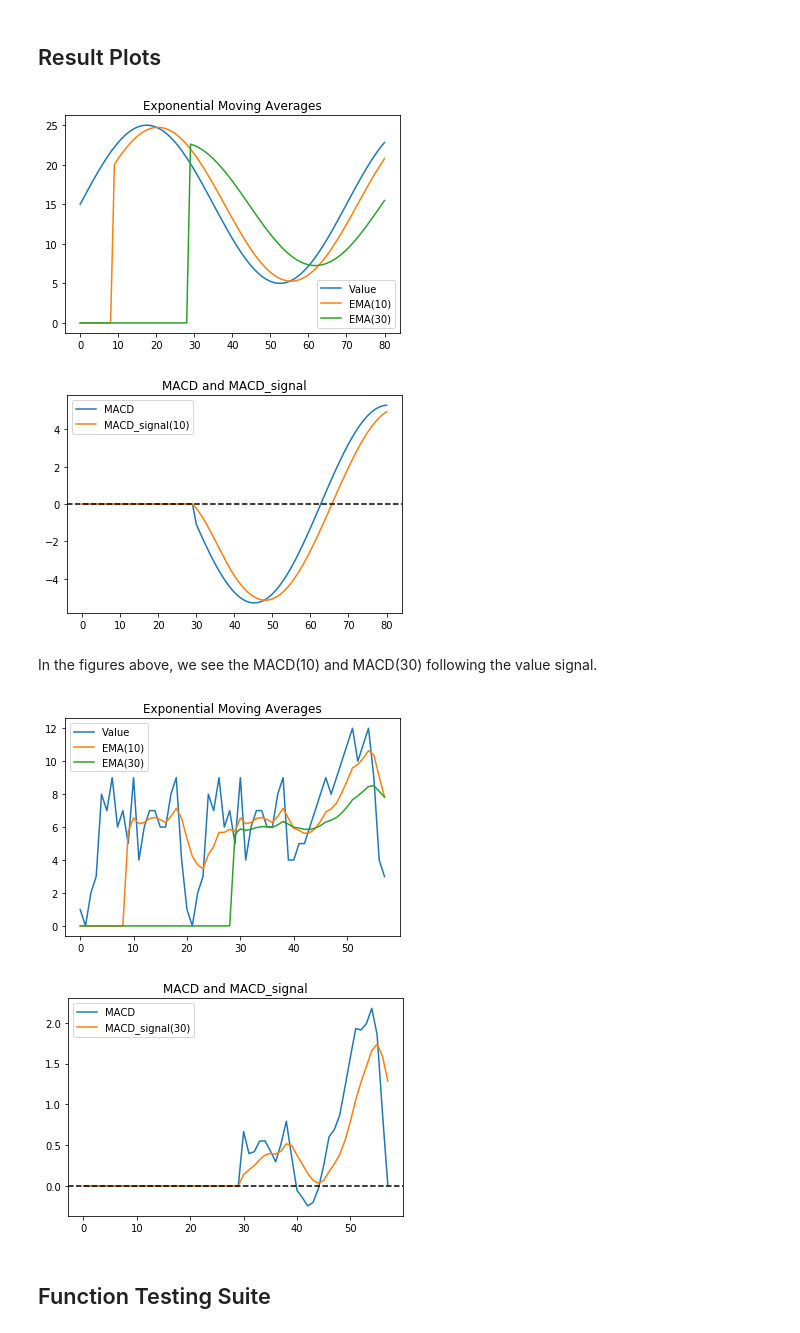
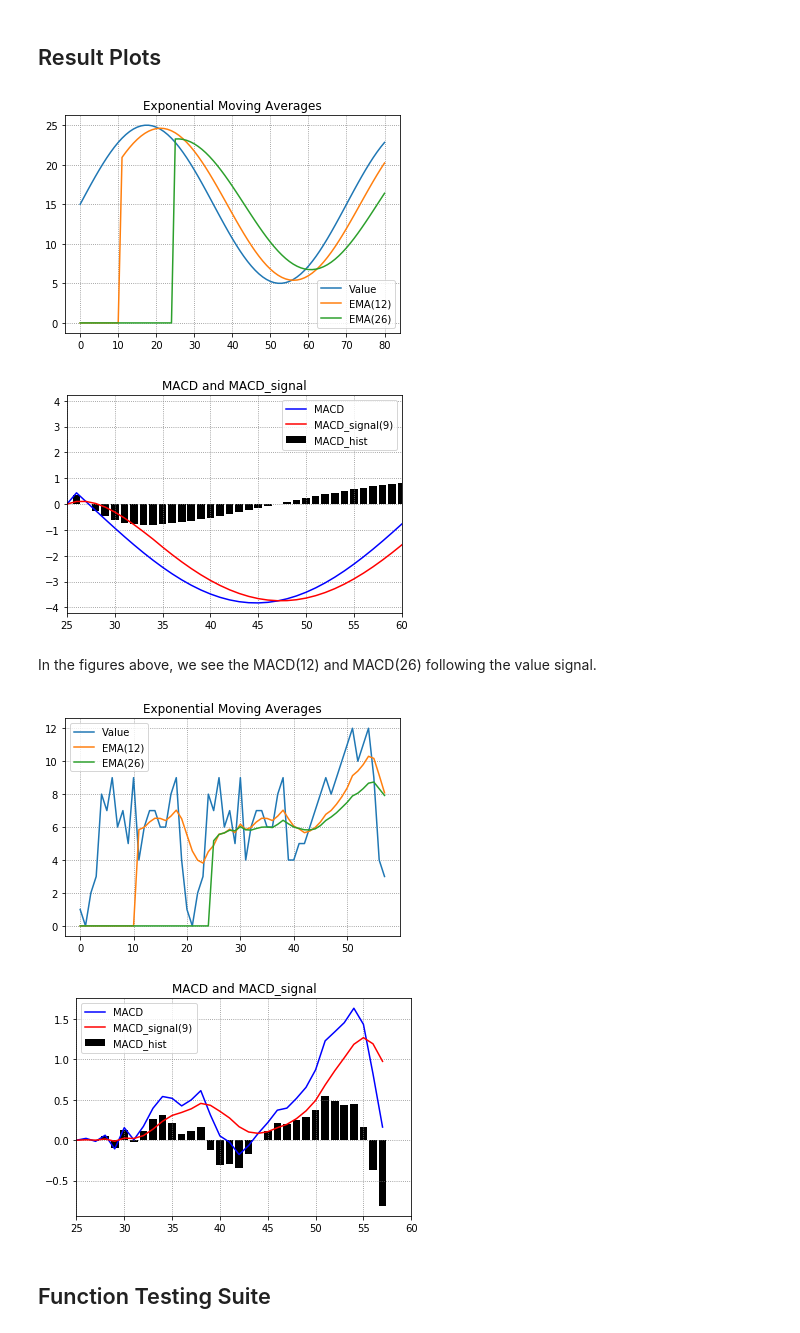
Before and after one commit to kilolux/fsp-demos, a Jupyter notebook: macd-demo.ipynb, the cells around one changed output. Saved outputs shown, nothing was run; the diff lists cells and outputs as text; code cells hidden in the pictures.

Commit message:
Added histogram and more plotting functionality.

```diff
--- a/macd-demo.ipynb
+++ b/macd-demo.ipynb
@@ -125,17 +127,21 @@ def calculateAndPlotEMA(data, ema_period_1, ema_period_2):
     ema_legend_text_2 = "EMA(" + str(ema_period_2) + ")"
     plt.legend(['Value', ema_legend_text_1, ema_legend_text_2])
     plt.title("Exponential Moving Averages")
+    plt.grid(b=True, which='major', color='gray', linestyle=':')
     plt.show()
 
-def plotMACD(MACD_data, MACD_signal_data, macd_signal_period):
-    x = np.arange(len(MACD_data))
-    plt.plot(x, MACD_data)
-    plt.plot(x, MACD_signal_data)
-    plt.axhline(y=0.0, color='k', linestyle='--')
+def plotMACD(x, MACD_data, MACD_signal_data, macd_signal_period, MACD_hist, plot_x_start, plot_x_end):
+    plt.plot(x, MACD_data, color='blue')
+    plt.plot(x, MACD_signal_data, color='red')
+    plt.bar(x, MACD_hist, color='black')
+    #plt.axhline(y=0.0, color='k', linestyle='--')
     legend_text_1 = "MACD"
     legend_text_2 = "MACD_signal(" + str(macd_signal_period) + ")"
-    plt.legend([legend_text_1, legend_text_2])
+    legend_text_3 = "MACD_hist"
+    plt.legend([legend_text_1, legend_text_2, legend_text_3])
     plt.title("MACD and MACD_signal")
+    plt.grid(b=True, which='major', color='gray', linestyle=':')
+    plt.xlim((plot_x_start, plot_x_end))
     plt.show()
 # %% [markdown]
 ## Sine Wave Function
@@ -160,36 +166,49 @@ amplitude = 20.0
 sigma = 15.0
 start = 0.0
 end = 80.0
-sineData = generateSineWave(period, amplitude, sigma, start, end)
+sineData = generateSineWave(period, amplitude, sigma, end)
 
 # MACD Parameters
-ema_short_period = 10
-ema_long_period = 30
-macd_signal_period = 10
+ema_short_period = 12
+ema_long_period = 26
+macd_signal_period = 9
+
+# MACD Plotting Parameters
+plot_x_start = 25
+plot_x_end = 60
+
+# Function Calls
 calculateAndPlotEMA(sineData, ema_short_period, ema_long_period)
-my_short_data, my_long_data, myMACD, myMACD_signal = getMACD(sineData, ema_short_period, ema_long_period, macd_signal_period)
-plotMACD(myMACD, myMACD_signal, macd_signal_period)
+x, my_short_data, my_long_data, myMACD, myMACD_signal, myMACD_hist = getMACD(sineData, ema_short_period, ema_long_period, macd_signal_period)
+plotMACD(x, myMACD, myMACD_signal, macd_signal_period, myMACD_hist, plot_x_start, plot_x_end)
 # %% [output]
-[figure, old version]
+[figure, new version]
-[figure, old version]
+[figure, new version]
 # %% [markdown]
-In the figures above, we see the MACD(10) and MACD(30) following the value signal.
+In the figures above, we see the MACD(12) and MACD(26) following the value signal.
 # %%
 # Using some fictional data.
 finalData = np.array([1, 0, 2, 3, 8, 7, 9, 6, 7, 5, 9, 4, 6, 7, 7, 6, 6, 8, 9, 4,
            1, 0, 2, 3, 8, 7, 9, 6, 7, 5, 9, 4, 6, 7, 7, 6, 6, 8, 9, 4,
            4, 5, 5, 6, 7, 8, 9, 8, 9, 10, 11, 12, 10, 11, 12, 9, 4, 3])
 
 # MACD Parameters
-ema_short_period = 10
-ema_long_period = 30
-macd_signal_period = 10
+ema_short_period = 12
+ema_long_period = 26
+macd_signal_period = 9
+
+
+# MACD Plotting Parameters
+plot_x_start = 25
+plot_x_end = 60
+
+# Function Calls
 calculateAndPlotEMA(finalData, ema_short_period, ema_long_period)
-my_short_data, my_long_data, myMACD, myMACD_signal = getMACD(finalData, ema_short_period, ema_long_period, macd_signal_period)
-plotMACD(myMACD, myMACD_signal, ema_long_period)
+x, my_short_data, my_long_data, myMACD, myMACD_signal, myMACD_hist = getMACD(finalData, ema_short_period, ema_long_period, macd_signal_period)
+plotMACD(x, myMACD, myMACD_signal, macd_signal_period, myMACD_hist, plot_x_start, plot_x_end)
 # %% [output]
-[figure, old version]
+[figure, new version]
-[figure, old version]
+[figure, new version]
 # %% [markdown]
 ## Function Testing Suite
 # %%
```
Also changed, not shown: parts of 2 cells of this notebook.
